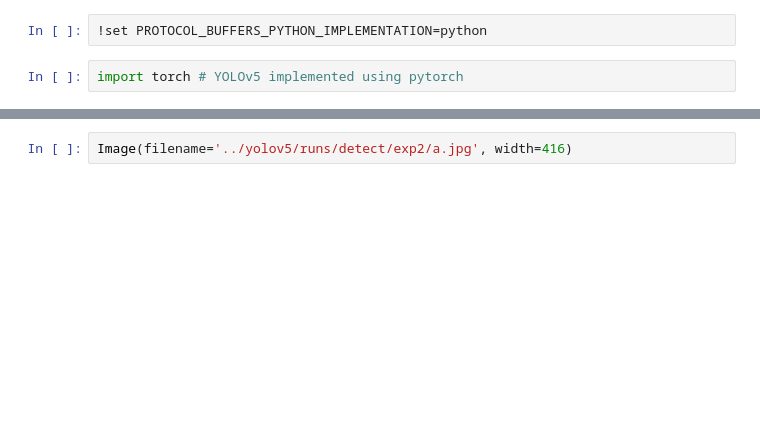
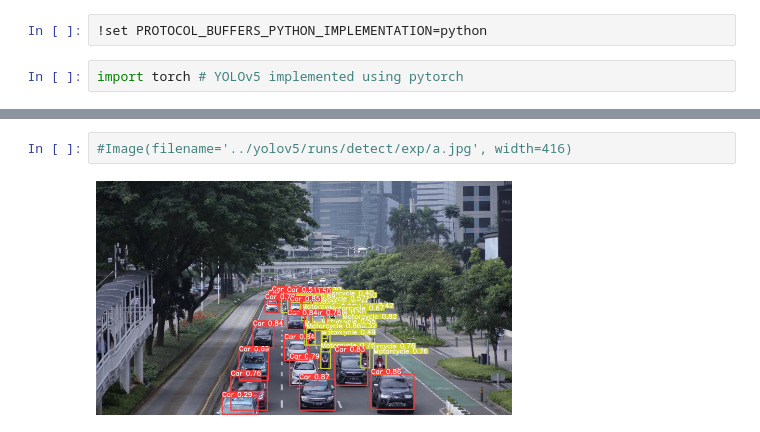
Before and after one commit to ThenumiSedara/Smart-Traffic-Light-Management-System, a Jupyter notebook: yolov5_t3/object_detection_yolov5.ipynb, the cells around one changed output, grey strips where cells are left out. Cells and saved outputs as stored; diff of their text form; blank space fills up the shorter version.

```diff
--- a/yolov5_t3/object_detection_yolov5.ipynb
+++ b/yolov5_t3/object_detection_yolov5.ipynb
@@ -173,2 +202,4 @@ from IPython.display import Image
 # %%
-Image(filename='../yolov5/runs/detect/exp2/a.jpg', width=416)
+#Image(filename='../yolov5/runs/detect/exp/a.jpg', width=416)
+# %% [output]
+[figure, added]
```
Also changed, not shown: parts of 18 cells of this notebook.
